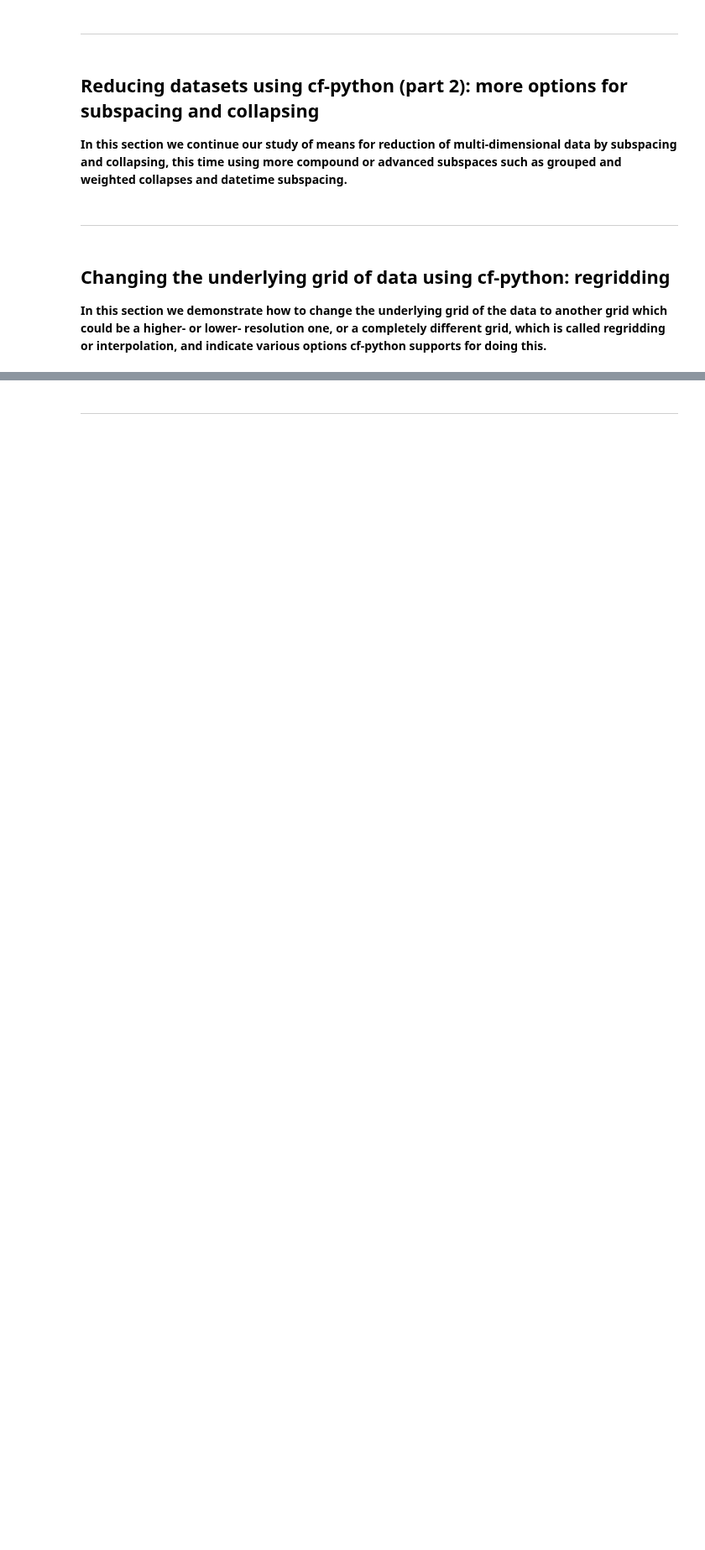
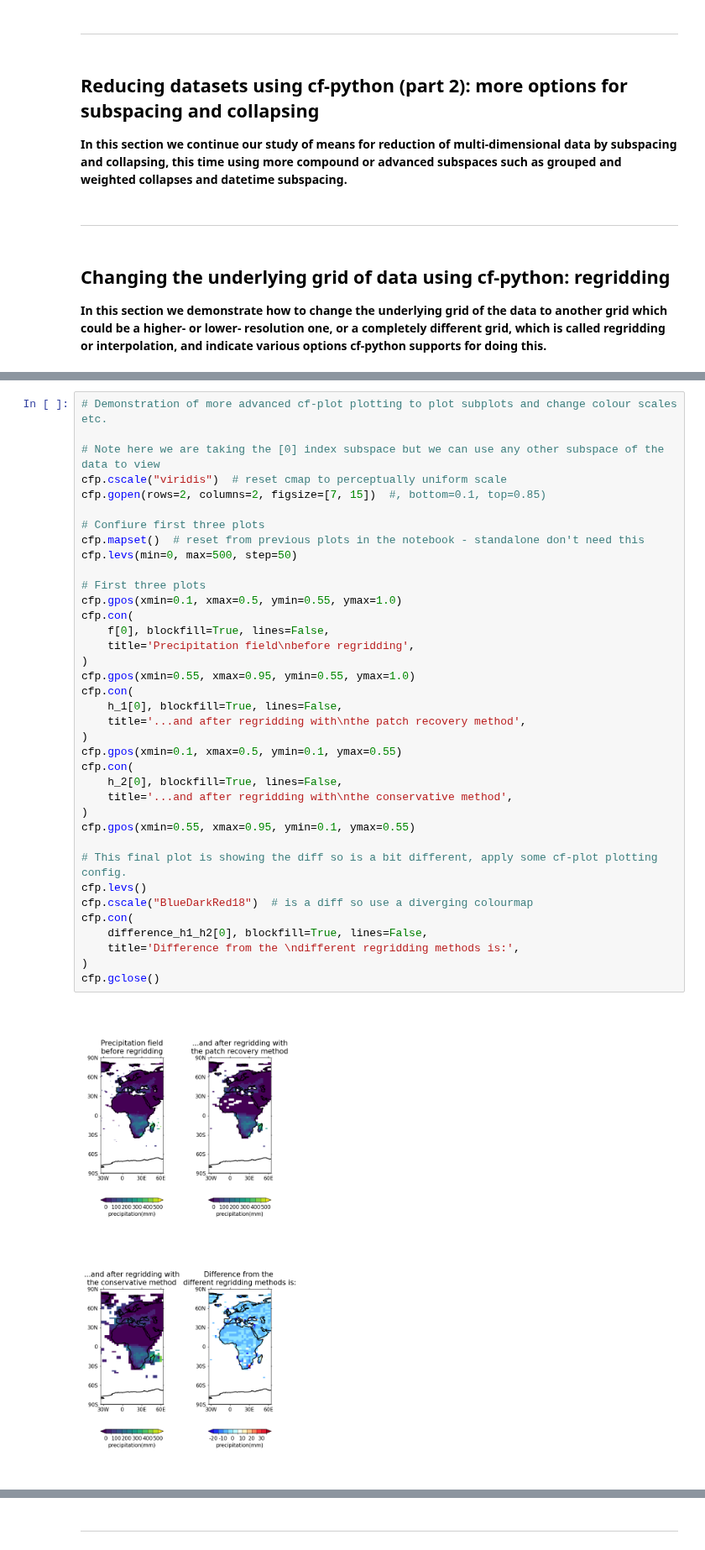
Before and after one commit to NCAS-CMS/cf-tools-training, a Jupyter notebook: new_course/intro_to_ncas_cf_data_tools.ipynb, the cells around one changed output, grey strips where cells are left out. Shown at 84% size. Cells and saved outputs as stored; diff of their text form; blank space fills up the shorter version.

```diff
--- a/new_course/intro_to_ncas_cf_data_tools.ipynb
+++ b/new_course/intro_to_ncas_cf_data_tools.ipynb
@@ -308,0 +357,39 @@ Dimension coords: time(1) = [1964-01-21 00:00:00]
+# %%
+# Demonstration of more advanced cf-plot plotting to plot subplots and change colour scales etc.
+
+# Note here we are taking the [0] index subspace but we can use any other subspace of the data to view
+cfp.cscale("viridis")  # reset cmap to perceptually uniform scale
+cfp.gopen(rows=2, columns=2, figsize=[7, 15])  #, bottom=0.1, top=0.85)
+
+# Confiure first three plots
+cfp.mapset()  # reset from previous plots in the notebook - standalone don't need this
+cfp.levs(min=0, max=500, step=50)
+
+# First three plots
+cfp.gpos(xmin=0.1, xmax=0.5, ymin=0.55, ymax=1.0)
+cfp.con(
+    f[0], blockfill=True, lines=False,
+    title='Precipitation field\nbefore regridding',
+)
+cfp.gpos(xmin=0.55, xmax=0.95, ymin=0.55, ymax=1.0)
+cfp.con(
+    h_1[0], blockfill=True, lines=False,
+    title='...and after regridding with\nthe patch recovery method',
+)
+cfp.gpos(xmin=0.1, xmax=0.5, ymin=0.1, ymax=0.55)
+cfp.con(
+    h_2[0], blockfill=True, lines=False,
+    title='...and after regridding with\nthe conservative method',
+)
+cfp.gpos(xmin=0.55, xmax=0.95, ymin=0.1, ymax=0.55)
+
+# This final plot is showing the diff so is a bit different, apply some cf-plot plotting config.
+cfp.levs()
+cfp.cscale("BlueDarkRed18")  # is a diff so use a diverging colourmap
+cfp.con(
+    difference_h1_h2[0], blockfill=True, lines=False,
+    title='Difference from the \ndifferent regridding methods is:',
+)
+cfp.gclose()
+# %% [output]
+[figure, added]
```
Also changed, not shown: parts of 8 cells of this notebook.
